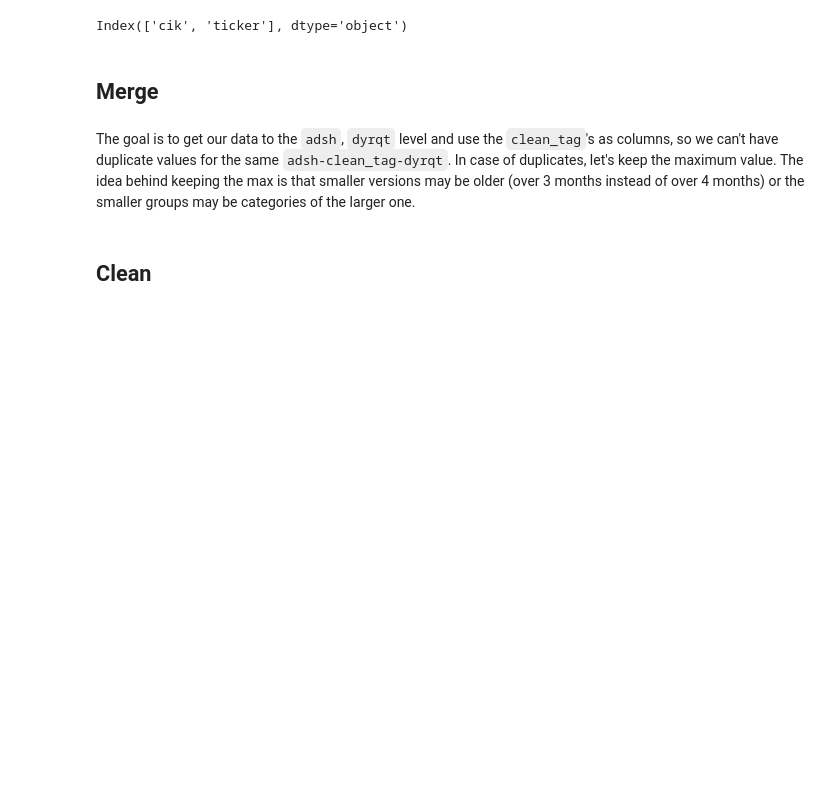
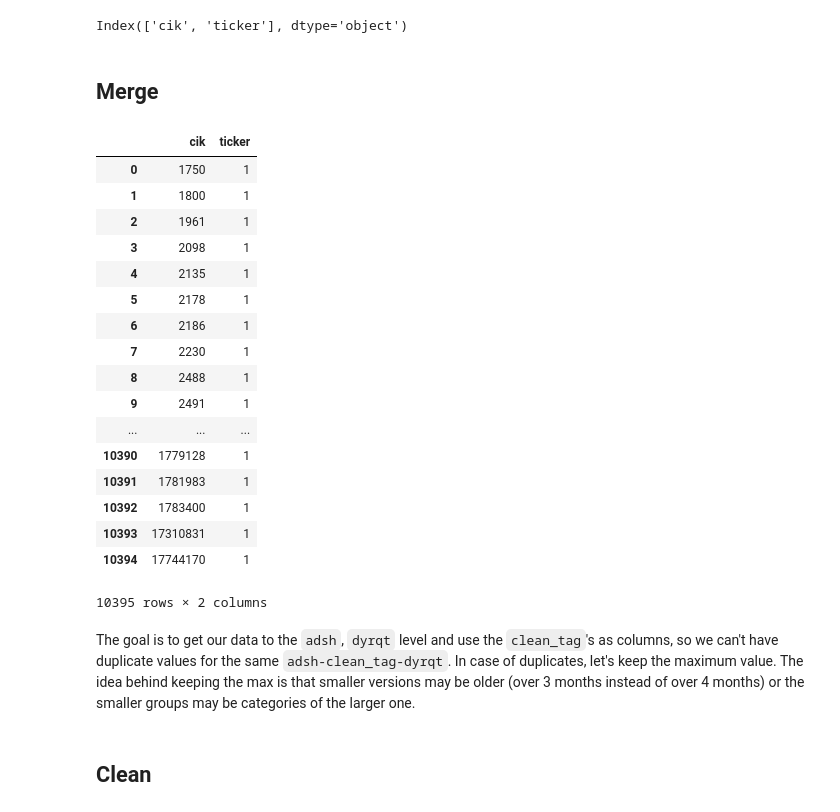
Before and after one commit to mixerupper/1001-term-project, a Jupyter notebook: code/02-build/01c-reshape-sec-data.ipynb, the cells around one changed output. Drawn from its saved outputs; the diff is of its cells as text; code cells hidden in the pictures; blank space fills up the shorter version.

```diff
--- a/code/02-build/01c-reshape-sec-data.ipynb
+++ b/code/02-build/01c-reshape-sec-data.ipynb
@@ -49,6 +49,27 @@ Index(['cik', 'ticker'], dtype='object')
 # %%
 sec_data = raw_sec_data.merge(raw_tag_map, on = ['qtrs', 'uom', 'tag'])\
     .merge(raw_cik_ticker_map, on = ['cik'])
+# %%
+raw_cik_ticker_map
+# %% [output]
+|  | cik | ticker |
+| 0 | 1750 | 1 |
+| 1 | 1800 | 1 |
+| 2 | 1961 | 1 |
+| 3 | 2098 | 1 |
+| 4 | 2135 | 1 |
+| 5 | 2178 | 1 |
+| 6 | 2186 | 1 |
+| 7 | 2230 | 1 |
+| 8 | 2488 | 1 |
+| 9 | 2491 | 1 |
+| ... | ... | ... |
+| 10390 | 1779128 | 1 |
+| 10391 | 1781983 | 1 |
+| 10392 | 1783400 | 1 |
+| 10393 | 17310831 | 1 |
+| 10394 | 17744170 | 1 |
+10395 rows × 2 columns
 # %% [markdown]
 The goal is to get our data to the `adsh`, `dyrqt` level and use the `clean_tag`'s as columns, so we can't have duplicate values for the same `adsh-clean_tag-dyrqt`. In case of duplicates, let's keep the maximum value. The idea behind keeping the max is that smaller versions may be older (over 3 months instead of over 4 months) or the smaller groups may be categories of the larger one.
 # %%
```
Also changed, not shown: parts of 6 cells of this notebook.
